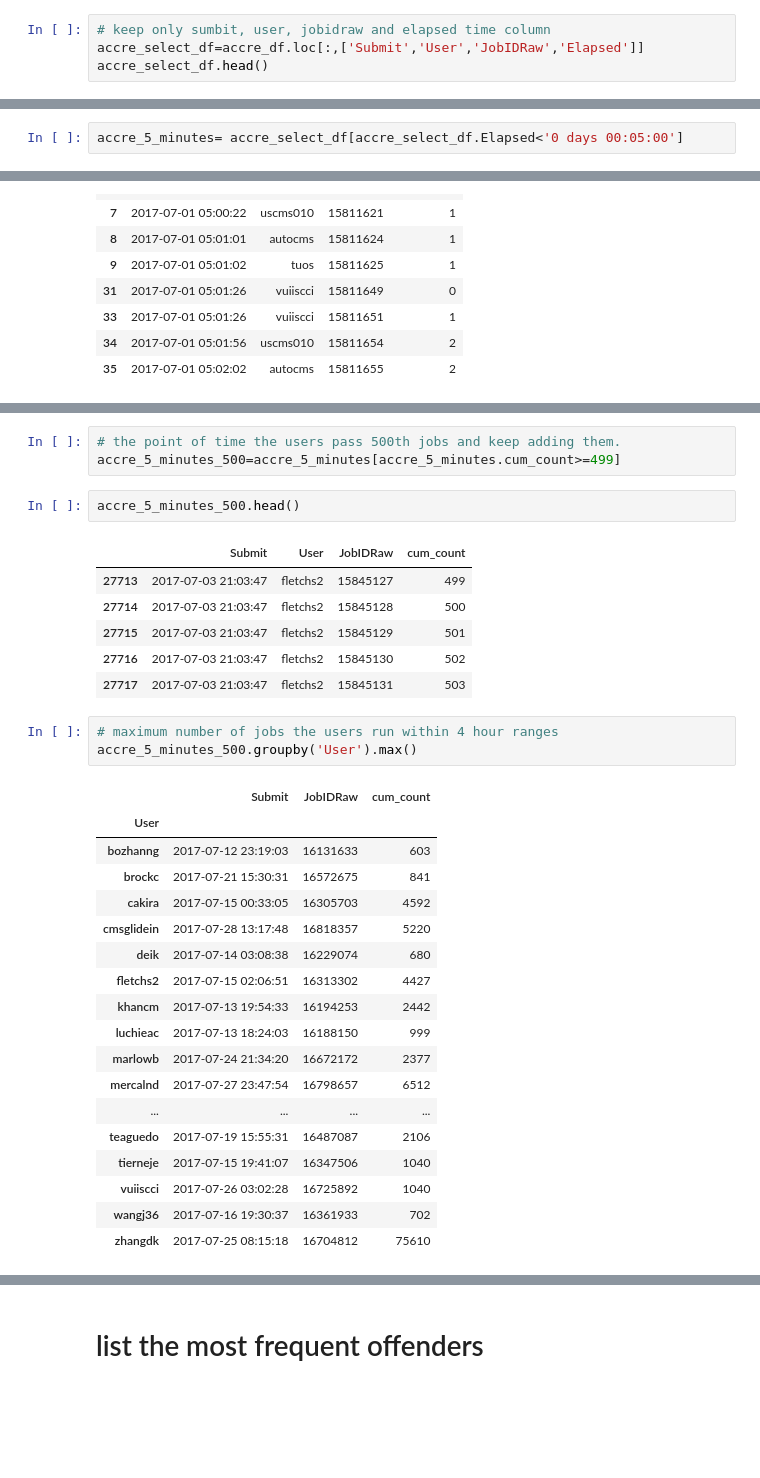
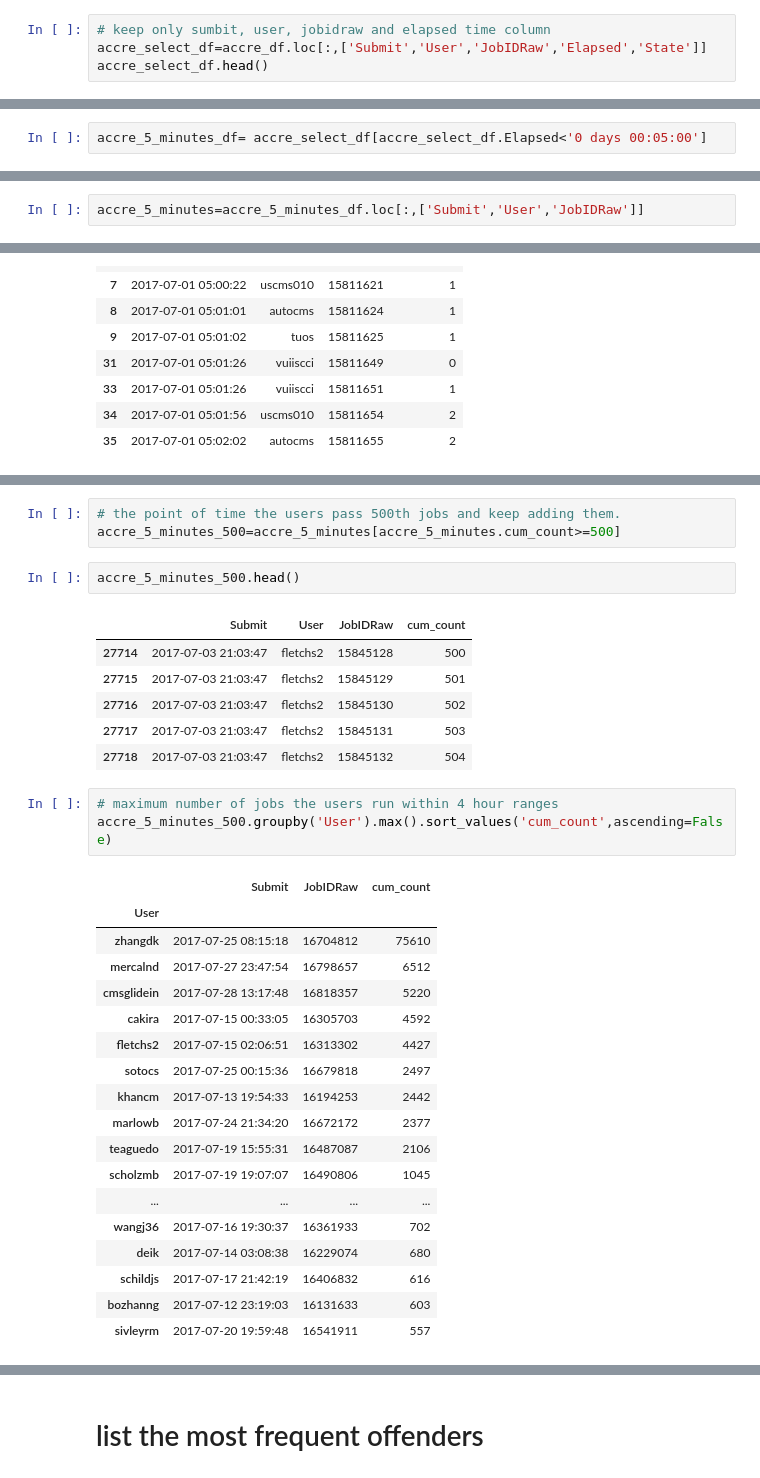
Before and after one commit to asidamo/Analysis-of-Job-Logs, a Jupyter notebook: Q2_AmanuelAccre.ipynb, the cells around one changed output, grey strips where cells are left out. Saved outputs shown, nothing was run; the diff lists cells and outputs as text; blank space fills up the shorter version.

```diff
--- a/Q2_AmanuelAccre.ipynb
+++ b/Q2_AmanuelAccre.ipynb
@@ -89,6 +89,6 @@ accre_df['Elapsed'].head()
 Name: Elapsed, dtype: timedelta64[ns]
 # %%
 # keep only sumbit, user, jobidraw and elapsed time column
-accre_select_df=accre_df.loc[:,['Submit','User','JobIDRaw','Elapsed']]
+accre_select_df=accre_df.loc[:,['Submit','User','JobIDRaw','Elapsed','State']]
 accre_select_df.head()
 # %% [output]
@@ -101,4 +101,4 @@ accre_select_df.head()
 # %% [markdown]
 # sort the the accre_select_df by Elapsed time and user name in ascending order.
 # %%
-accre_5_minutes= accre_select_df[accre_select_df.Elapsed<'0 days 00:05:00']
+accre_5_minutes_df= accre_select_df[accre_select_df.Elapsed<'0 days 00:05:00']
@@ -105,3 +107,5 @@ accre_5_minutes= accre_select_df[accre_select_df.Elapsed<'0 days 00:05:00']
+# %%
+accre_5_minutes=accre_5_minutes_df.loc[:,['Submit','User','JobIDRaw']]
 # %%
 accre_5_minutes.head(10)
 # %% [output]
@@ -249,34 +236,34 @@ jobs_in_4h
 # %%
 # the point of time the users pass 500th jobs and keep adding them.
-accre_5_minutes_500=accre_5_minutes[accre_5_minutes.cum_count>=499]
+accre_5_minutes_500=accre_5_minutes[accre_5_minutes.cum_count>=500]
 # %%
 accre_5_minutes_500.head()
 # %% [output]
 |  | Submit | User | JobIDRaw | cum_count |
-| 27713 | 2017-07-03 21:03:47 | fletchs2 | 15845127 | 499 |
 | 27714 | 2017-07-03 21:03:47 | fletchs2 | 15845128 | 500 |
 | 27715 | 2017-07-03 21:03:47 | fletchs2 | 15845129 | 501 |
 | 27716 | 2017-07-03 21:03:47 | fletchs2 | 15845130 | 502 |
 | 27717 | 2017-07-03 21:03:47 | fletchs2 | 15845131 | 503 |
+| 27718 | 2017-07-03 21:03:47 | fletchs2 | 15845132 | 504 |
 # %%
 # maximum number of jobs the users run within 4 hour ranges
-accre_5_minutes_500.groupby('User').max()
+accre_5_minutes_500.groupby('User').max().sort_values('cum_count',ascending=False)
 # %% [output]
 |  | Submit | JobIDRaw | cum_count |
 | User |  |  |  |
+| zhangdk | 2017-07-25 08:15:18 | 16704812 | 75610 |
+| mercalnd | 2017-07-27 23:47:54 | 16798657 | 6512 |
+| cmsglidein | 2017-07-28 13:17:48 | 16818357 | 5220 |
+| cakira | 2017-07-15 00:33:05 | 16305703 | 4592 |
+| fletchs2 | 2017-07-15 02:06:51 | 16313302 | 4427 |
+| sotocs | 2017-07-25 00:15:36 | 16679818 | 2497 |
+| khancm | 2017-07-13 19:54:33 | 16194253 | 2442 |
+| marlowb | 2017-07-24 21:34:20 | 16672172 | 2377 |
+| teaguedo | 2017-07-19 15:55:31 | 16487087 | 2106 |
+| scholzmb | 2017-07-19 19:07:07 | 16490806 | 1045 |
+| ... | ... | ... | ... |
+| wangj36 | 2017-07-16 19:30:37 | 16361933 | 702 |
+| deik | 2017-07-14 03:08:38 | 16229074 | 680 |
+| schildjs | 2017-07-17 21:42:19 | 16406832 | 616 |
 | bozhanng | 2017-07-12 23:19:03 | 16131633 | 603 |
-| brockc | 2017-07-21 15:30:31 | 16572675 | 841 |
-| cakira | 2017-07-15 00:33:05 | 16305703 | 4592 |
-| cmsglidein | 2017-07-28 13:17:48 | 16818357 | 5220 |
-| deik | 2017-07-14 03:08:38 | 16229074 | 680 |
-| fletchs2 | 2017-07-15 02:06:51 | 16313302 | 4427 |
-| khancm | 2017-07-13 19:54:33 | 16194253 | 2442 |
-| luchieac | 2017-07-13 18:24:03 | 16188150 | 999 |
-| marlowb | 2017-07-24 21:34:20 | 16672172 | 2377 |
-| mercalnd | 2017-07-27 23:47:54 | 16798657 | 6512 |
-| ... | ... | ... | ... |
-| teaguedo | 2017-07-19 15:55:31 | 16487087 | 2106 |
-| tierneje | 2017-07-15 19:41:07 | 16347506 | 1040 |
-| vuiiscci | 2017-07-26 03:02:28 | 16725892 | 1040 |
-| wangj36 | 2017-07-16 19:30:37 | 16361933 | 702 |
-| zhangdk | 2017-07-25 08:15:18 | 16704812 | 75610 |
+| sivleyrm | 2017-07-20 19:59:48 | 16541911 | 557 |
```
Also changed, not shown: parts of 31 cells of this notebook.
